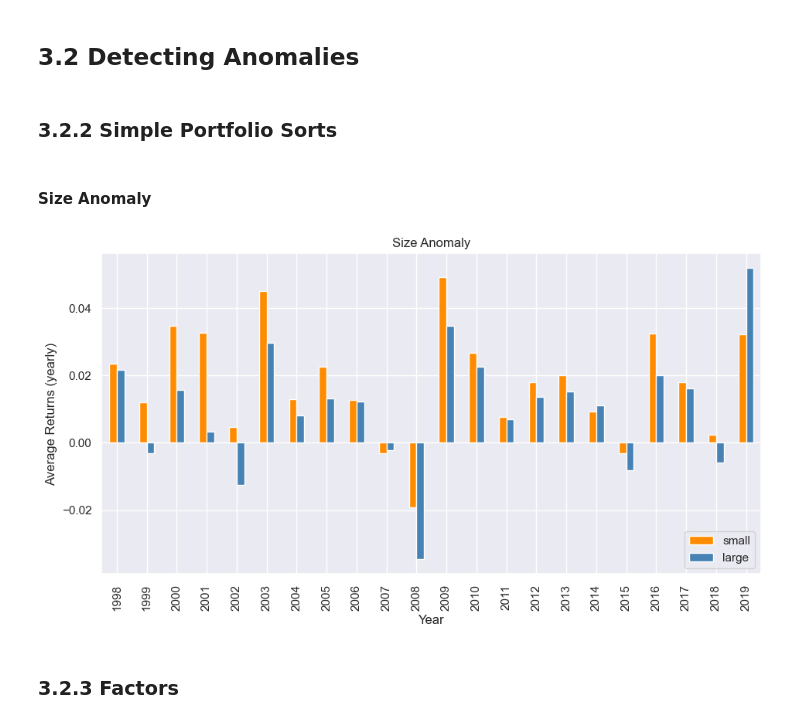
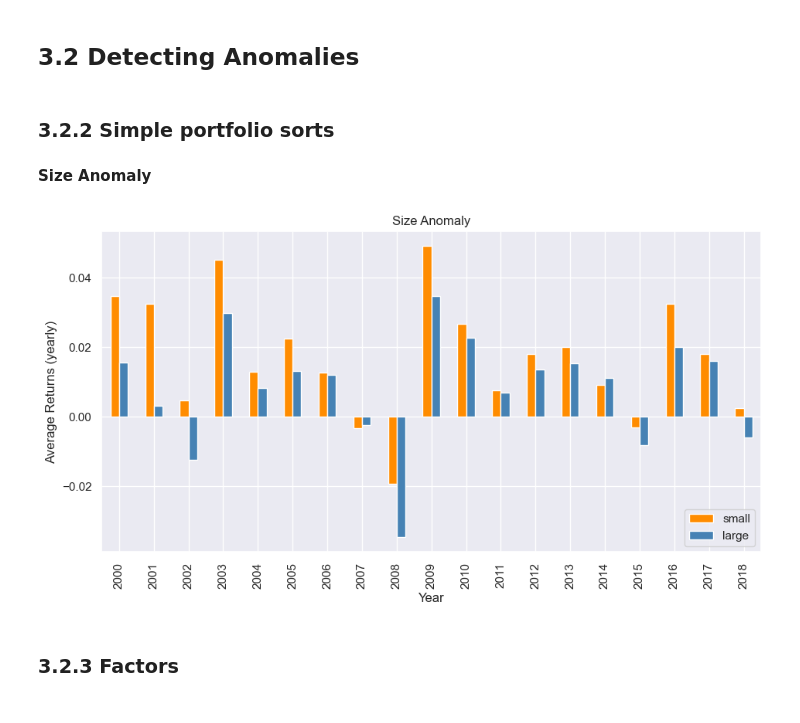
Before and after one commit to ronnieqt/mlfactor-py, a Jupyter notebook: 3_factor_investing.ipynb, the cells around one changed output. Cells and saved outputs as stored; diff of their text form; code cells hidden in the pictures.

```diff
--- a/3_factor_investing.ipynb
+++ b/3_factor_investing.ipynb
@@ -17,7 +20,7 @@ plt.rcParams['figure.figsize'] = [11, 5.5]
 
 Source: [link](https://github.com/shokru/mlfactor.github.io/tree/master/material)
 # %%
-data_ml = pd.read_pickle('./data/data_ml.pkl')
+data_ml = pd.read_pickle('./data/data_ml.pkl').loc[pd.IndexSlice[:,'2000-01':'2018-12'], :]
 data_ml.info()
 # %% [output]
 <class 'pandas.core.frame.DataFrame'>
@@ -42,27 +45,27 @@ memory usage: 214.0 MB
 # %% [markdown]
 ## 3.2 Detecting Anomalies
 # %% [markdown]
-### 3.2.2 Simple Portfolio Sorts
+### 3.2.2 Simple portfolio sorts
 # %% [markdown]
-#### Size Anomaly
+**Size Anomaly**
 # %%
 (
     data_ml.
     assign(large = lambda df: df.Mkt_Cap_12M_Usd > df.Mkt_Cap_12M_Usd.median()).
-    assign(year = lambda df: df.date.dt.year).
+    assign(year = lambda df: df.index.get_level_values('month_end').year).
     groupby(by=['year', 'large'])[['R1M_Usd']].
     mean().reset_index().
     replace({'large': {True: 'large', False: 'small'}}).
     pivot(index='year', columns='large', values='R1M_Usd')[['small', 'large']].
     plot.bar(color=['darkorange', 'steelblue'])
 )
 plt.title('Size Anomaly')
 plt.xlabel('Year')
 plt.ylabel('Average Returns (yearly)')
 plt.legend(loc='lower right')
 pass
 # %% [output]
-[figure, old version]
+[figure, new version]
 # %% [markdown]
 ### 3.2.3 Factors
 # %%
```
Also changed, not shown: parts of 15 cells of this notebook, 1 other file.
